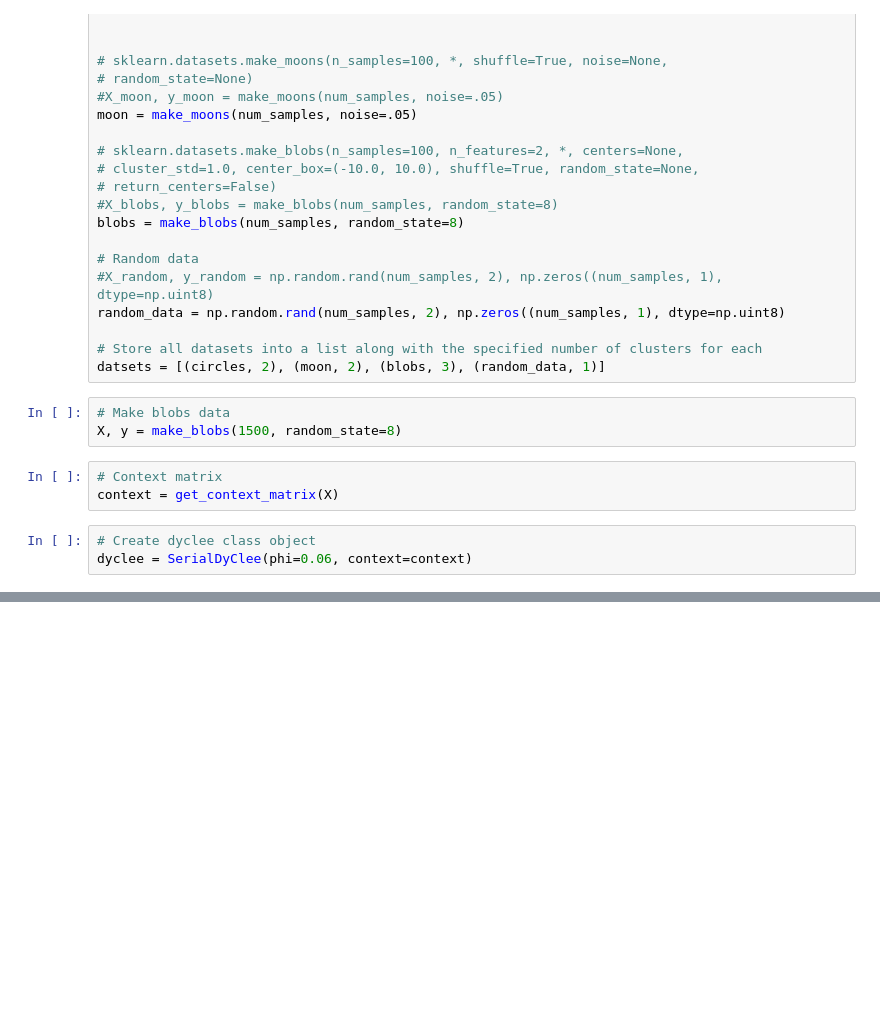
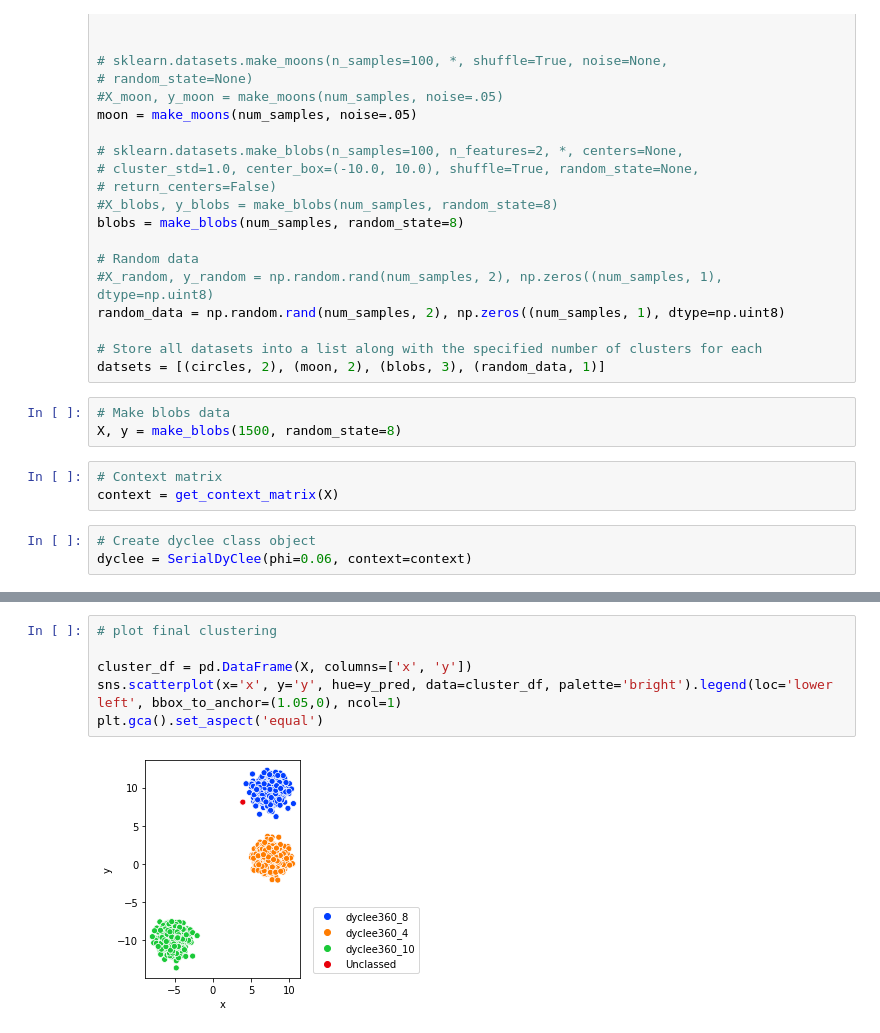
Before and after one commit to pirate-queen/DynamicClustering, a Jupyter notebook: microcluster_plot.ipynb, the cells around one changed output, grey strips where cells are left out. Saved outputs shown, nothing was run; the diff lists cells and outputs as text; blank space fills up the shorter version.

```diff
--- a/microcluster_plot.ipynb
+++ b/microcluster_plot.ipynb
@@ -76,0 +81,8 @@ plot_hyperboxes(all_uC, dyclee._get_hyperbox_sizes())
+# %%
+# plot final clustering
+
+cluster_df = pd.DataFrame(X, columns=['x', 'y'])
+sns.scatterplot(x='x', y='y', hue=y_pred, data=cluster_df, palette='bright').legend(loc='lower left', bbox_to_anchor=(1.05,0), ncol=1)
+plt.gca().set_aspect('equal')
+# %% [output]
+[figure, added]
```
Also changed, not shown: parts of 4 cells of this notebook, 1 other file.
